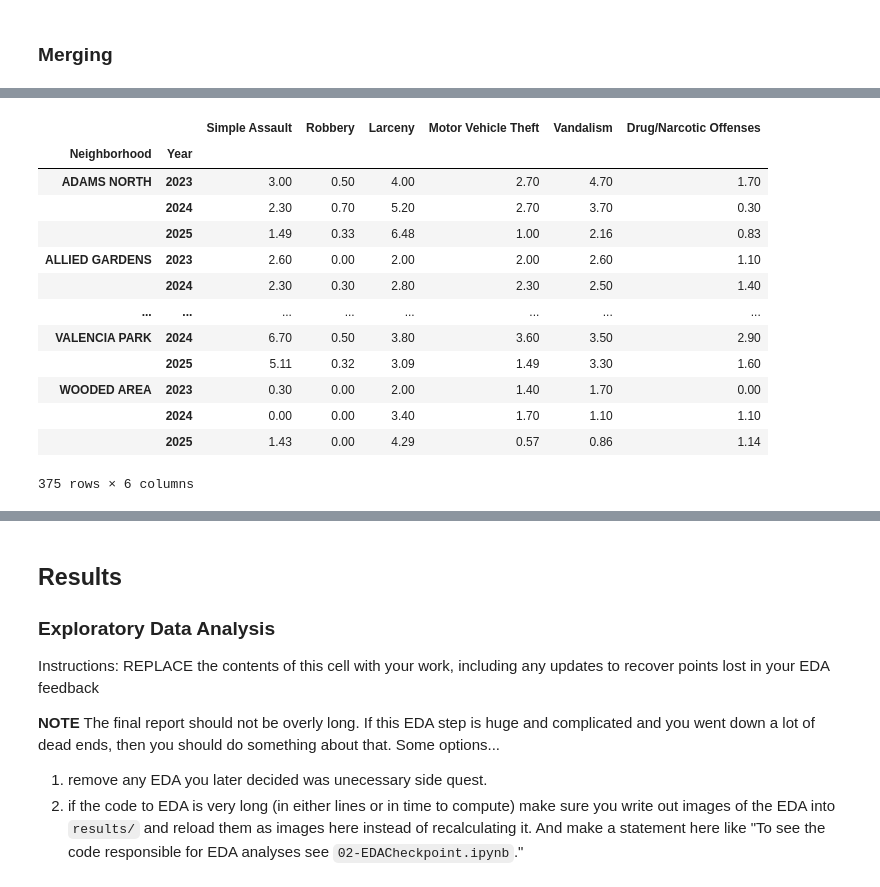
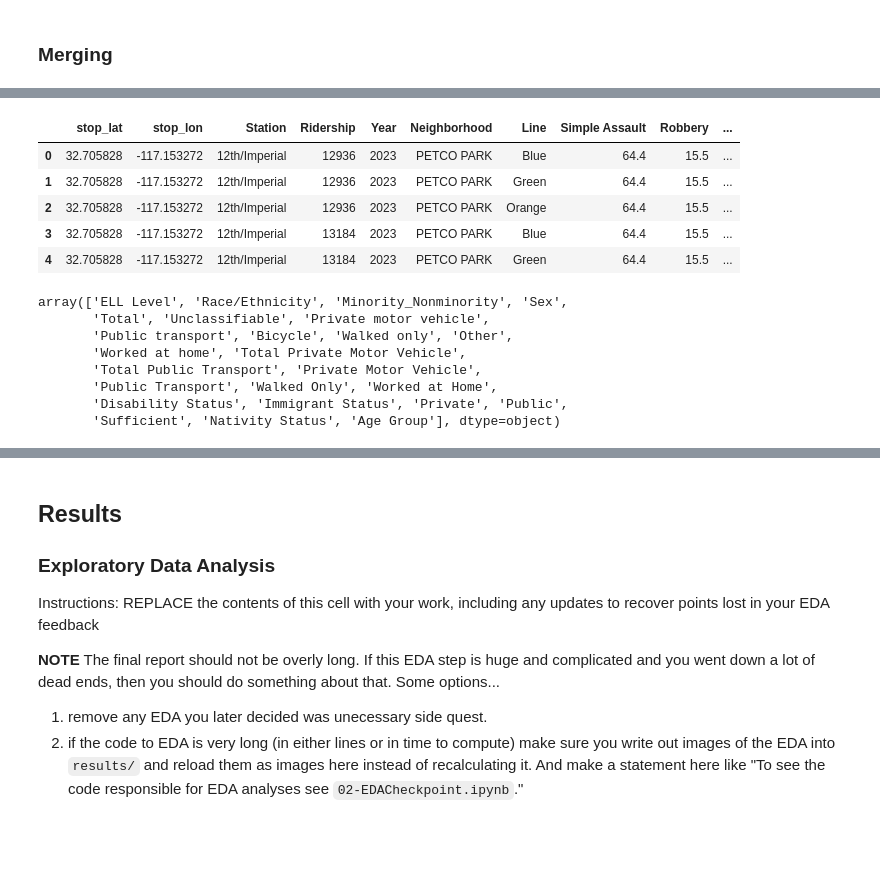
Before and after one commit to COGS108/Group022_WI26, a Jupyter notebook: 03-FinalProject.ipynb, the cells around one changed output, grey strips where cells are left out. Saved outputs shown, nothing was run; the diff lists cells and outputs as text; code cells hidden in the pictures; blank space fills up the shorter version.

```diff
--- a/03-FinalProject.ipynb
+++ b/03-FinalProject.ipynb
@@ -203 +207,6 @@ clean_ridership_df['stop_join'] = clean_ridership_df['Station'].apply(clean_stop
+# %%
+clean_stops_df = pd.read_csv('data/02-processed/clean_transit_stops_datasd.csv')
+clean_crime_df = pd.read_csv('data/02-processed/clean_neighborhood_common_crime_rates.csv')
+clean_ridership_df = pd.read_csv('data/02-processed/cleaned_mts_trolley_ridership_data.csv')
+clean_equity_df = pd.read_csv("data/02-processed/clean_equity.csv")
 # %%
@@ -228,17 +249,21 @@ clean_stops_df.merge(clean_ridership_df, on='stop_join').drop(columns=['stop_joi
-# %%
-neighborhood_common_crime_df
-# %% [output]
-|  |  | Simple Assault | Robbery | Larceny | Motor Vehicle Theft | Vandalism | Drug/Narcotic Offenses |
-| Neighborhood | Year |  |  |  |  |  |  |
-| ADAMS NORTH | 2023 | 3.00 | 0.50 | 4.00 | 2.70 | 4.70 | 1.70 |
-|  | 2024 | 2.30 | 0.70 | 5.20 | 2.70 | 3.70 | 0.30 |
-|  | 2025 | 1.49 | 0.33 | 6.48 | 1.00 | 2.16 | 0.83 |
-| ALLIED GARDENS | 2023 | 2.60 | 0.00 | 2.00 | 2.00 | 2.60 | 1.10 |
-|  | 2024 | 2.30 | 0.30 | 2.80 | 2.30 | 2.50 | 1.40 |
-| ... | ... | ... | ... | ... | ... | ... | ... |
-| VALENCIA PARK | 2024 | 6.70 | 0.50 | 3.80 | 3.60 | 3.50 | 2.90 |
-|  | 2025 | 5.11 | 0.32 | 3.09 | 1.49 | 3.30 | 1.60 |
-| WOODED AREA | 2023 | 0.30 | 0.00 | 2.00 | 1.40 | 1.70 | 0.00 |
-|  | 2024 | 0.00 | 0.00 | 3.40 | 1.70 | 1.10 | 1.10 |
-|  | 2025 | 1.43 | 0.00 | 4.29 | 0.57 | 0.86 | 1.14 |
-375 rows × 6 columns
+# %%
+transit_crime_df = transit_crime_df.merge(clean_crime_df, on=['Neighborhood', 'Year'])
+transit_crime_df.head()
+# %% [output]
+|  | stop_lat | stop_lon | Station | Ridership | Year | Neighborhood | Line | Simple Assault | Robbery | ... |
+| 0 | 32.705828 | -117.153272 | 12th/Imperial | 12936 | 2023 | PETCO PARK | Blue | 64.4 | 15.5 | ... |
+| 1 | 32.705828 | -117.153272 | 12th/Imperial | 12936 | 2023 | PETCO PARK | Green | 64.4 | 15.5 | ... |
+| 2 | 32.705828 | -117.153272 | 12th/Imperial | 12936 | 2023 | PETCO PARK | Orange | 64.4 | 15.5 | ... |
+| 3 | 32.705828 | -117.153272 | 12th/Imperial | 13184 | 2023 | PETCO PARK | Blue | 64.4 | 15.5 | ... |
+| 4 | 32.705828 | -117.153272 | 12th/Imperial | 13184 | 2023 | PETCO PARK | Green | 64.4 | 15.5 | ... |
+# %%
+clean_equity_df['category'].unique()
+# %% [output]
+array(['ELL Level', 'Race/Ethnicity', 'Minority_Nonminority', 'Sex',
+       'Total', 'Unclassifiable', 'Private motor vehicle',
+       'Public transport', 'Bicycle', 'Walked only', 'Other',
+       'Worked at home', 'Total Private Motor Vehicle',
+       'Total Public Transport', 'Private Motor Vehicle',
+       'Public Transport', 'Walked Only', 'Worked at Home',
+       'Disability Status', 'Immigrant Status', 'Private', 'Public',
+       'Sufficient', 'Nativity Status', 'Age Group'], dtype=object)
```
Also changed, not shown: parts of 13 cells of this notebook, 2 other files.
